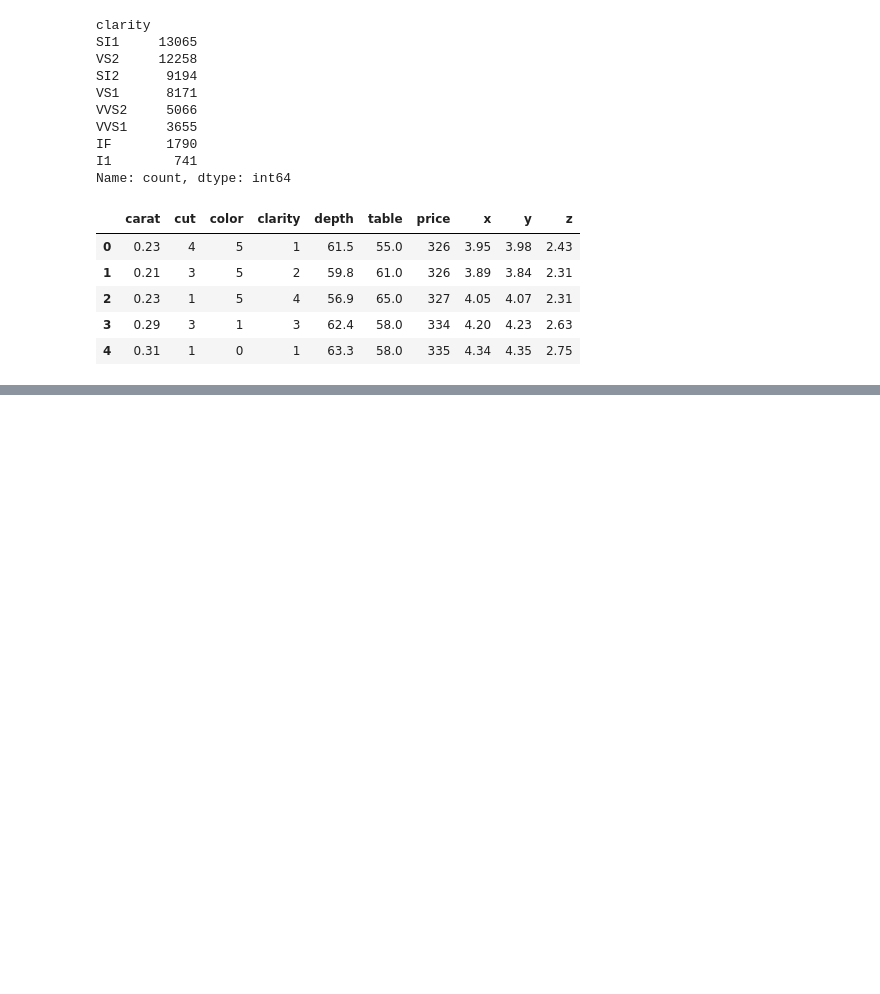
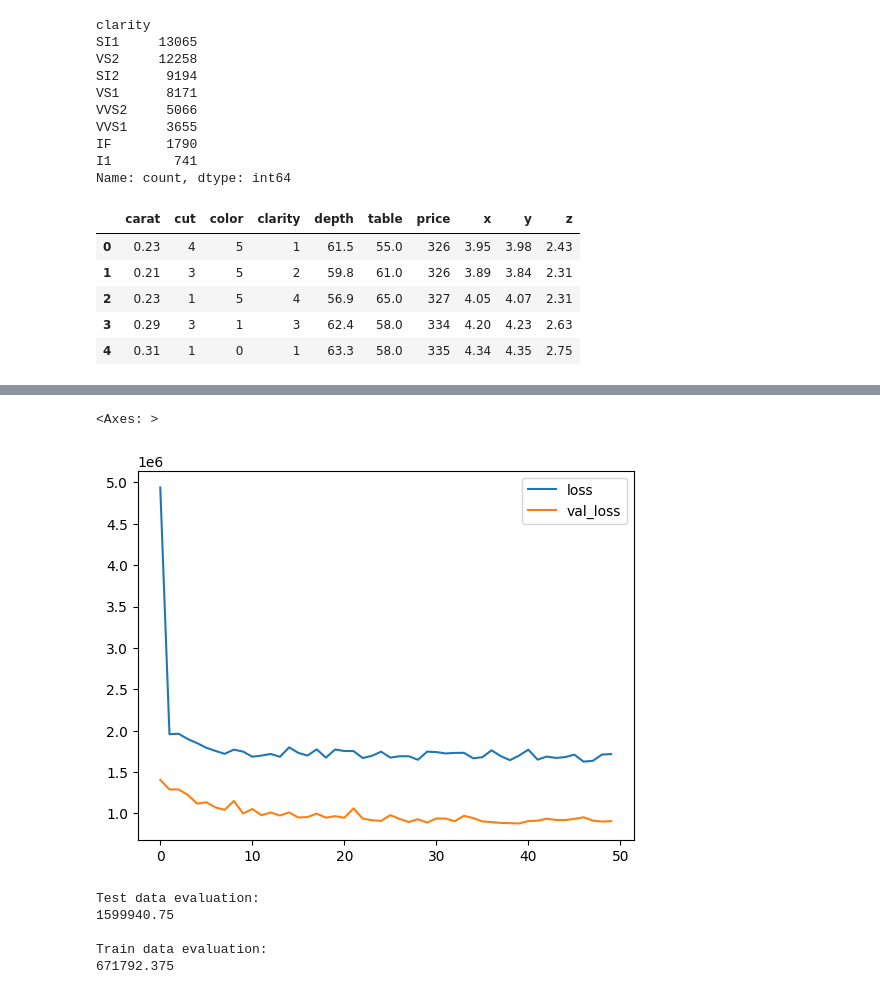
Before and after one commit to Boiminik/DPierdiluca_DL-Repo, a Jupyter notebook: Diamonds/ann_regression_diamonds.ipynb, the cells around one changed output, grey strips where cells are left out. Saved outputs shown, nothing was run; the diff lists cells and outputs as text; code cells hidden in the pictures; blank space fills up the shorter version.

```diff
--- a/Diamonds/ann_regression_diamonds.ipynb
+++ b/Diamonds/ann_regression_diamonds.ipynb
@@ -111,0 +472,2 @@ df.head()
+# %%
+model.fit(x=X_train, y=y_train, epochs=50, validation_data=(X_val, y_val))
@@ -111,0 +493,17 @@ df.head()
+# %%
+loss_df = pd.DataFrame(model.history.history)
+loss_df.plot()
+# %% [output]
+<Axes: >
+[figure, added]
+# %%
+print("Test data evaluation:")
+print(model.evaluate(X_test, y_test, verbose=0))
+print("\nTrain data evaluation:")
+print(model.evaluate(X_train, y_train, verbose=0))
+# %% [output]
+Test data evaluation:
+1599940.75
+
+Train data evaluation:
+671792.375
```
Also changed, not shown: parts of 50 cells of this notebook.
